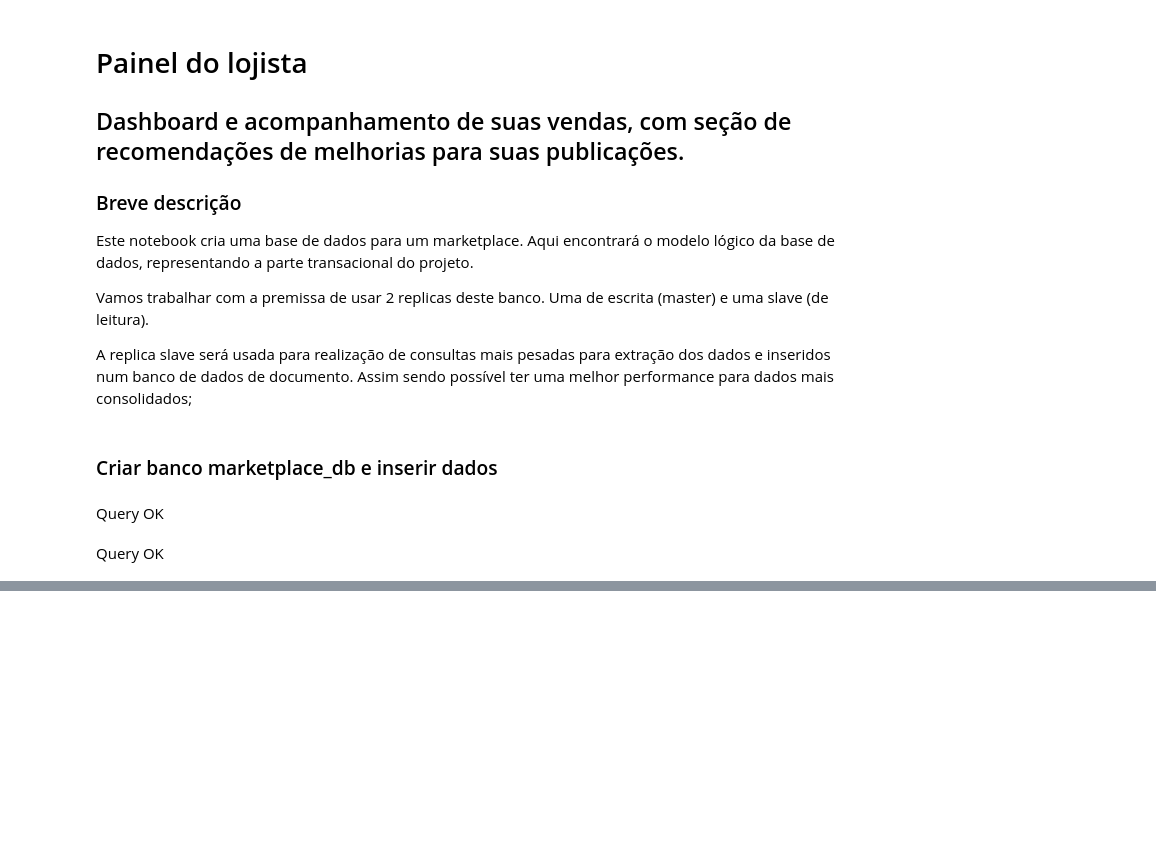
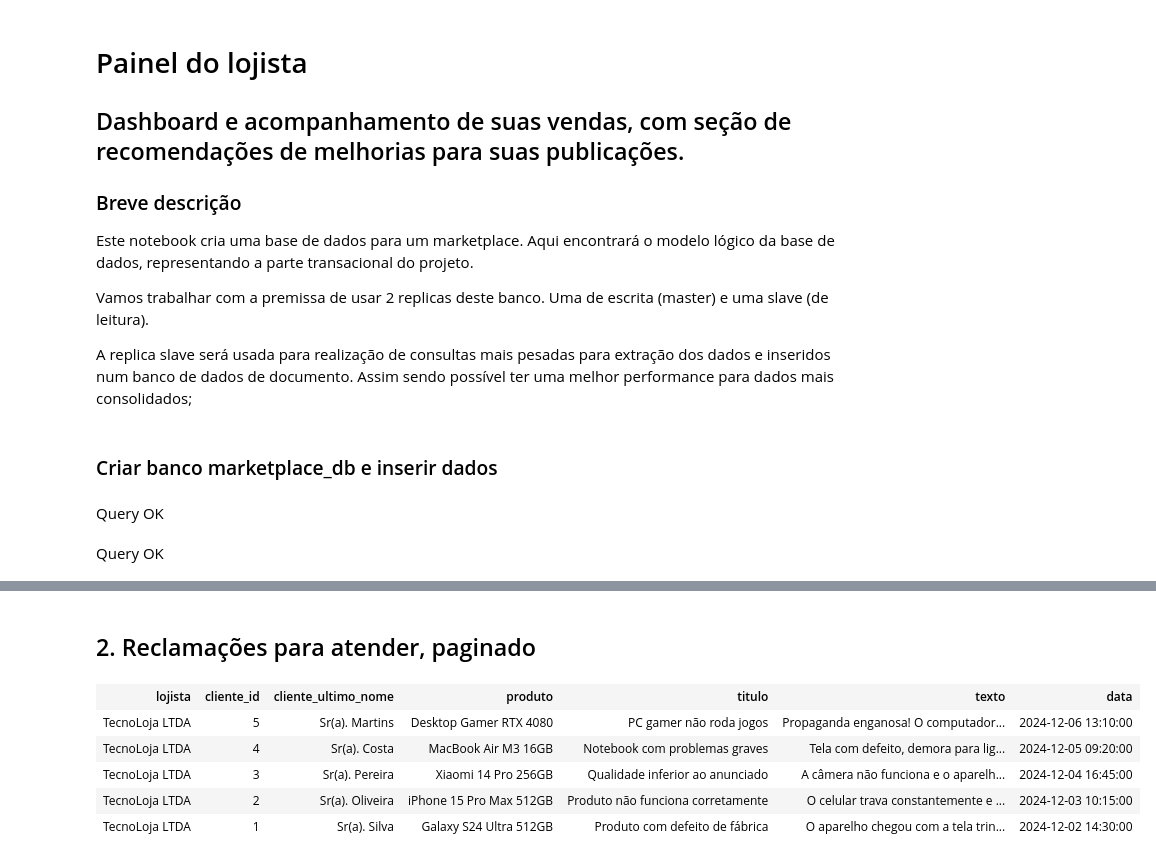
Before and after one commit to rgoncalves94/inf-325-grupo-5-2025, a Jupyter notebook: notebooks/1.Base relacional MariaDB.ipynb, the cells around one changed output, grey strips where cells are left out. Saved outputs shown, nothing was run; the diff lists cells and outputs as text; code cells hidden in the pictures; blank space fills up the shorter version.

Commit message:
feat: finalizando notebooks

```diff
--- a/notebooks/1.Base relacional MariaDB.ipynb
+++ b/notebooks/1.Base relacional MariaDB.ipynb
@@ -328,0 +501,25 @@ ORDER BY
+# %% [markdown]
+## 2. Reclamações para atender, paginado
+# %%
+SELECT
+    l.nome lojista, c.id cliente_id, CONCAT('Sr(a). ', SUBSTRING_INDEX(c.nome, ' ', -1)) cliente_ultimo_nome, p.nome produto, r.titulo, r.texto, r.data
+FROM
+    lojistas l
+JOIN produtos p ON l.id = p.lojista_id
+JOIN itens_pedidos ip ON p.id = ip.produto_id
+JOIN pedidos ped on ped.id = ip.pedido_id
+JOIN clientes c on c.id = ped.cliente_id
+JOIN reclamacoes r on r.pedido_id = ip.pedido_id and r.produto_id = ip.produto_id
+WHERE
+    ped.status IN ('Entregue')
+    AND l.id = 1 -- Dinâmico pela sessão do usuário
+ORDER BY
+    ped.data DESC
+limit 0,10;
+# %% [output]
+| lojista | cliente_id | cliente_ultimo_nome | produto | titulo | texto | data |
+| TecnoLoja LTDA | 5 | Sr(a). Martins | Desktop Gamer RTX 4080 | PC gamer não roda jogos | Propaganda enganosa! O computador... | 2024-12-06 13:10:00 |
+| TecnoLoja LTDA | 4 | Sr(a). Costa | MacBook Air M3 16GB | Notebook com problemas graves | Tela com defeito, demora para lig... | 2024-12-05 09:20:00 |
+| TecnoLoja LTDA | 3 | Sr(a). Pereira | Xiaomi 14 Pro 256GB | Qualidade inferior ao anunciado | A câmera não funciona e o aparelh... | 2024-12-04 16:45:00 |
+| TecnoLoja LTDA | 2 | Sr(a). Oliveira | iPhone 15 Pro Max 512GB | Produto não funciona corretamente | O celular trava constantemente e ... | 2024-12-03 10:15:00 |
+| TecnoLoja LTDA | 1 | Sr(a). Silva | Galaxy S24 Ultra 512GB | Produto com defeito de fábrica | O aparelho chegou com a tela trin... | 2024-12-02 14:30:00 |
```
Also changed, not shown: parts of 18 cells of this notebook, 4 other files.
